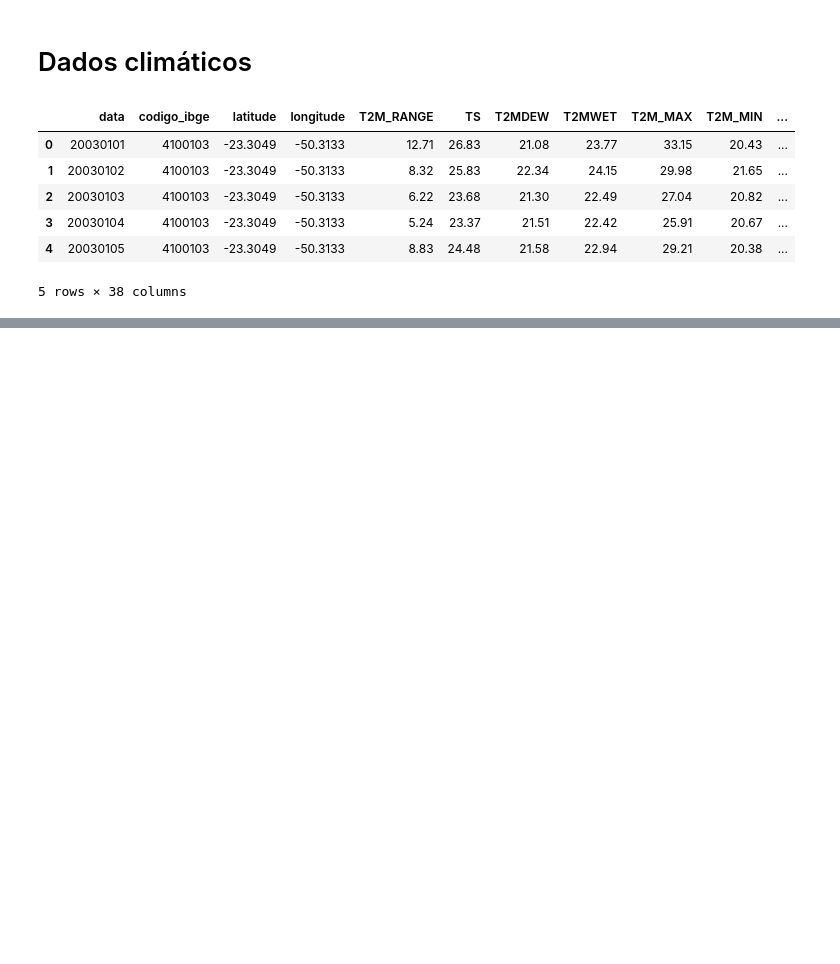
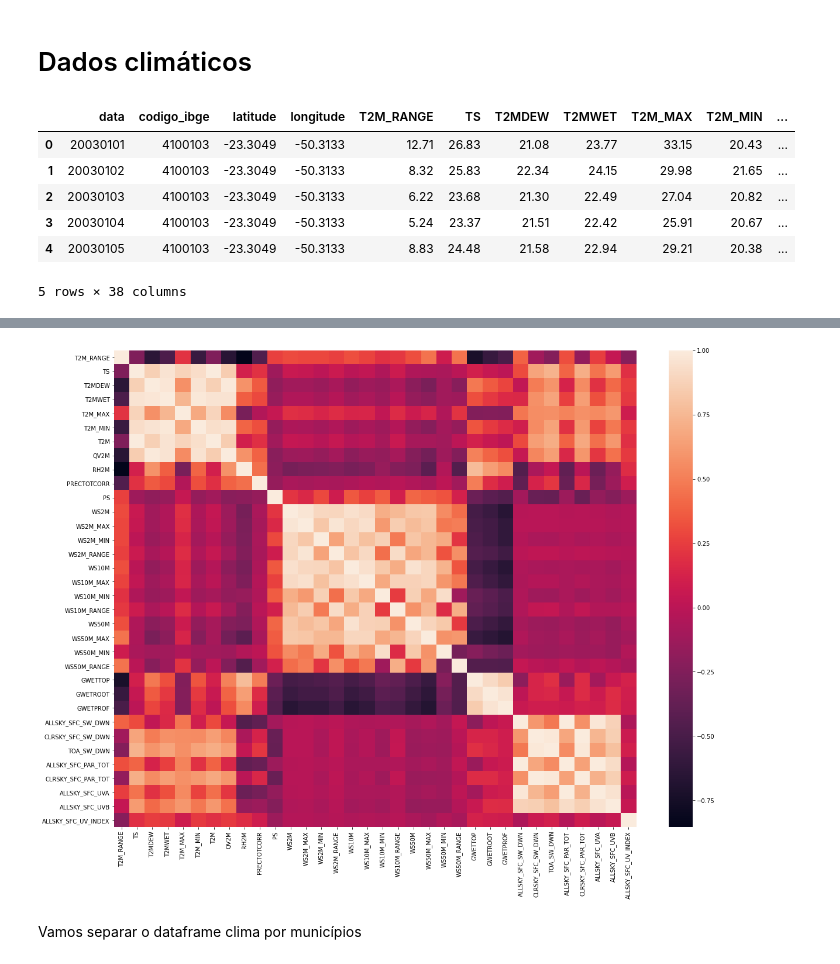
Before and after one commit to hucodelab/batalha_dados_itau, a Jupyter notebook: batalha_dados.ipynb, the cells around one changed output, grey strips where cells are left out. Saved outputs shown, nothing was run; the diff lists cells and outputs as text; code cells hidden in the pictures; blank space fills up the shorter version.

```diff
--- a/batalha_dados.ipynb
+++ b/batalha_dados.ipynb
@@ -72,0 +84,8 @@ clima.head()
+# %%
+# heatmap para fazer um overlook das correlacoes entre as variaveis
+plt.figure(figsize=(20,15));
+sns.heatmap(clima[clima.columns[4:]].corr());
+# %% [output]
+[figure, added]
+# %% [markdown]
+Vamos separar o dataframe clima por municípios
```
Also changed, not shown: parts of 5 cells of this notebook.
